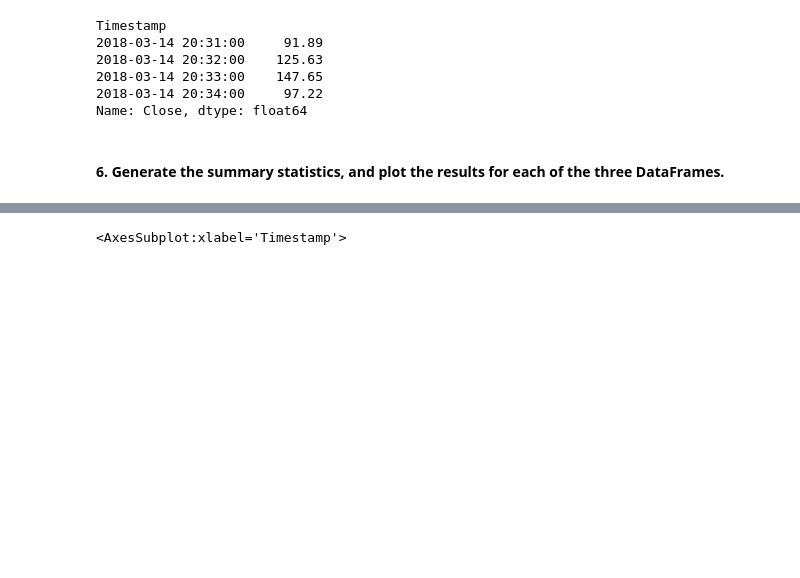
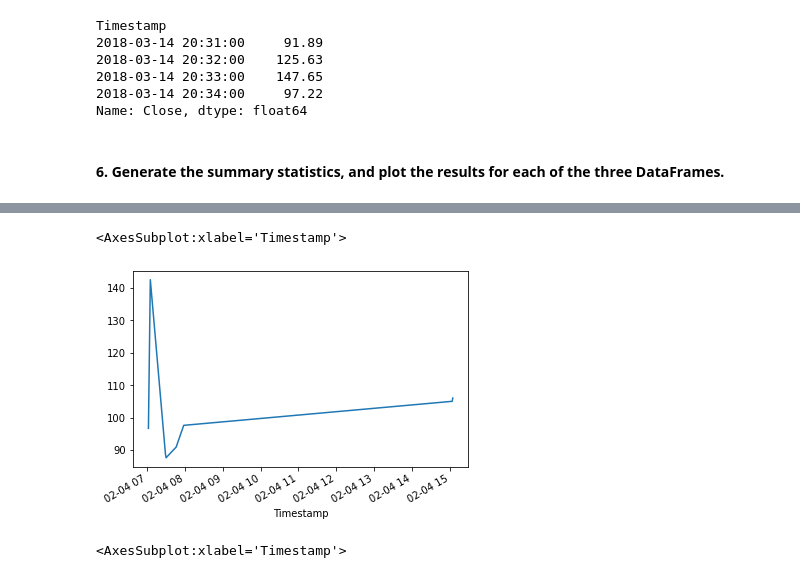
Before and after one commit to jake-viss/UW_Fintech_Challenge_3, a Jupyter notebook: crypto_arbitrage.ipynb, the cells around one changed output, grey strips where cells are left out. Saved outputs shown, nothing was run; the diff lists cells and outputs as text; code cells hidden in the pictures; blank space fills up the shorter version.

```diff
--- a/crypto_arbitrage.ipynb
+++ b/crypto_arbitrage.ipynb
@@ -530,8 +534,8 @@ Name: Close, dtype: float64
 # %%
 # For the date in the middle of the dataset, calculate the spread returns by dividing the instances when the arbitrage spread is positive (> 0)
 # by the price of Bitcoin from the exchange you are buying on (the lower-priced exchange).
-spread_return_middle = arbitrage_spread_middle[arbitrage_spread_middle > 0] / coinbase_sliced["Close"].loc["2018-02-15"]
+spread_return_middle = arbitrage_spread_middle[arbitrage_spread_middle > 0] / bitstamp_sliced["Close"].loc["2018-02-04"]
 
 # Review the spread return DataFrame
-spread_return_middle.describe()
+spread_return_middle
 # %% [output]
@@ -677,7 +697,7 @@ Name: Close, Length: 1440, dtype: float64
 # Multiply the profitable trades by the cost of the Bitcoin that was purchased
 
 # Drop any missing values from the profit DataFrame
-profit_per_trade_middle = profitable_trades_middle * coinbase_sliced["Close"].loc["2018-02-15"]
+profit_per_trade_middle = profitable_trades_middle * bitstamp_sliced["Close"].loc["2018-02-04"]
 profit_per_trade_middle = profit_per_trade_middle.dropna()
 # View the middle profit DataFrame
 profit_per_trade_middle
@@ -743,3 +772,9 @@ profit_per_trade_early.plot()
+# %%
+# Plot the results for the middle profit per trade DataFrame
+profit_per_trade_middle.plot()
+# %% [output]
+<AxesSubplot:xlabel='Timestamp'>
+[figure, added]
 # %%
 # Plot the results for the late profit per trade DataFrame
 profit_per_trade_late.plot()
```
Also changed, not shown: parts of 22 cells of this notebook.
